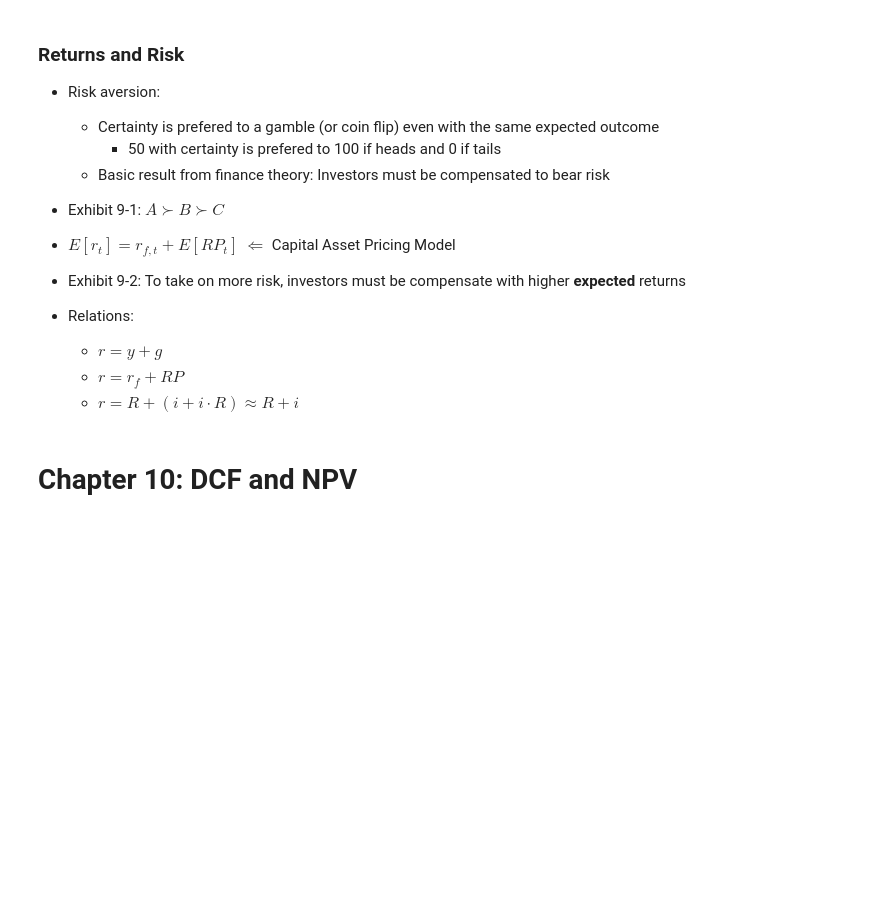
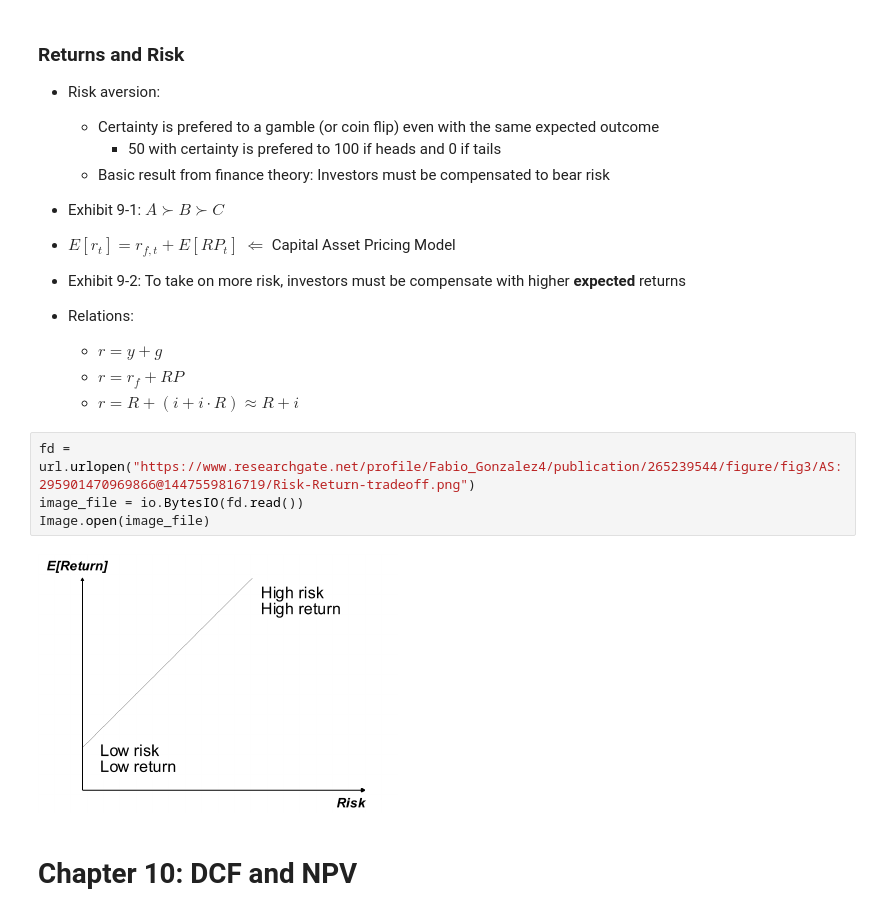
Before and after one commit to thsavage/REAL1-GC.1035, a Jupyter notebook: Notes.ipynb, the cells around one changed output. Drawn from its saved outputs; the diff is of its cells as text; blank space fills up the shorter version.

```diff
--- a/Notes.ipynb
+++ b/Notes.ipynb
@@ -365,6 +407,12 @@ $S \cdot (1-d) = a \cdot (1-d^N) \Rightarrow S = a \cdot \displaystyle \frac{1-d
     * $r=y+g$
     * $r=r_f+RP$
     * $r=R+(i+i \cdot R) \approx R+i$
+# %%
+fd = url.urlopen("https://www.researchgate.net/profile/Fabio_Gonzalez4/publication/265239544/figure/fig3/AS:295901470969866@1447559816719/Risk-Return-tradeoff.png")
+image_file = io.BytesIO(fd.read())
+Image.open(image_file)
+# %% [output]
+[figure, added]
 # %% [markdown]
 # Chapter 10: DCF and NPV
 # %% [markdown]
```
Also changed, not shown: parts of 17 cells of this notebook.
